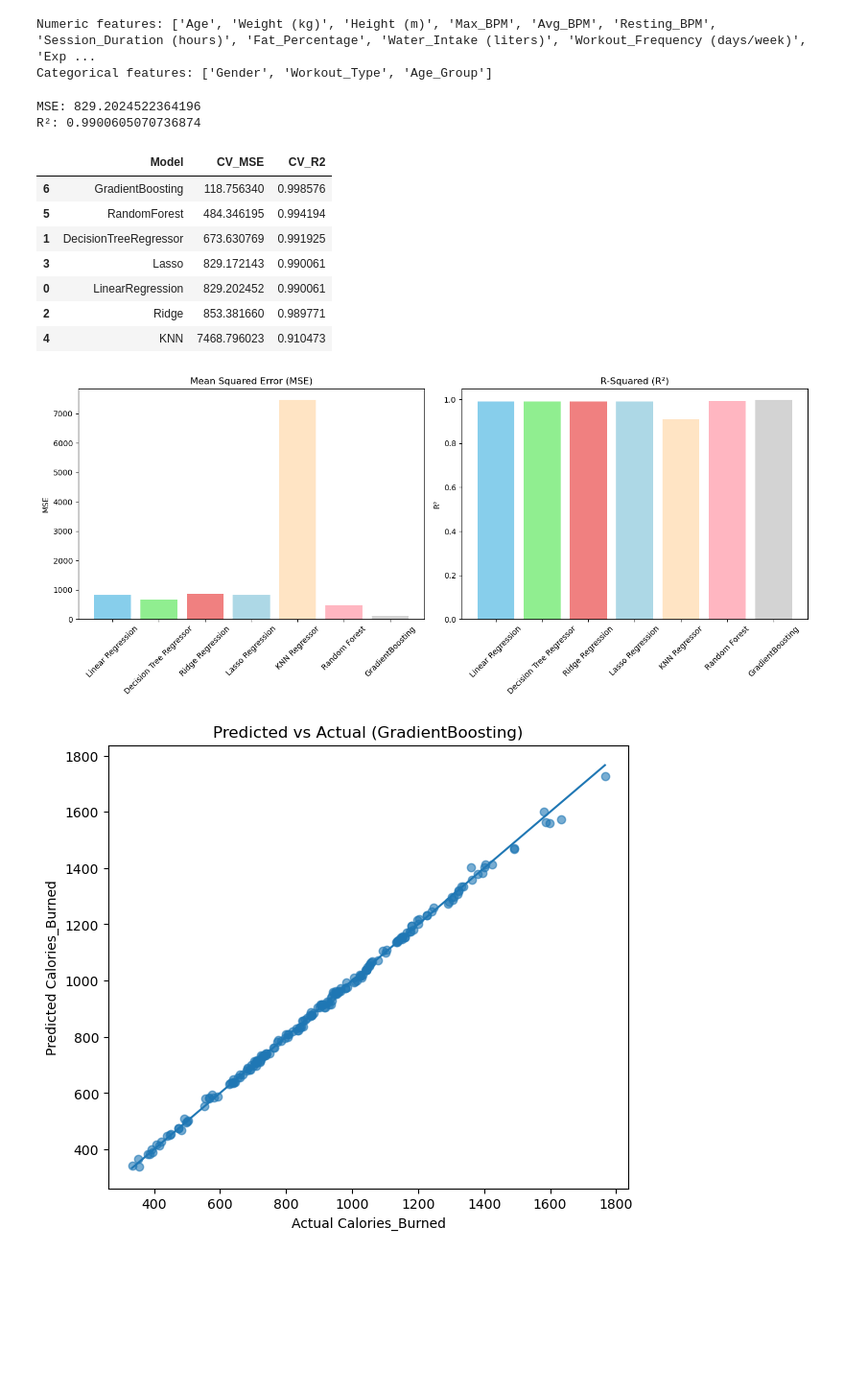
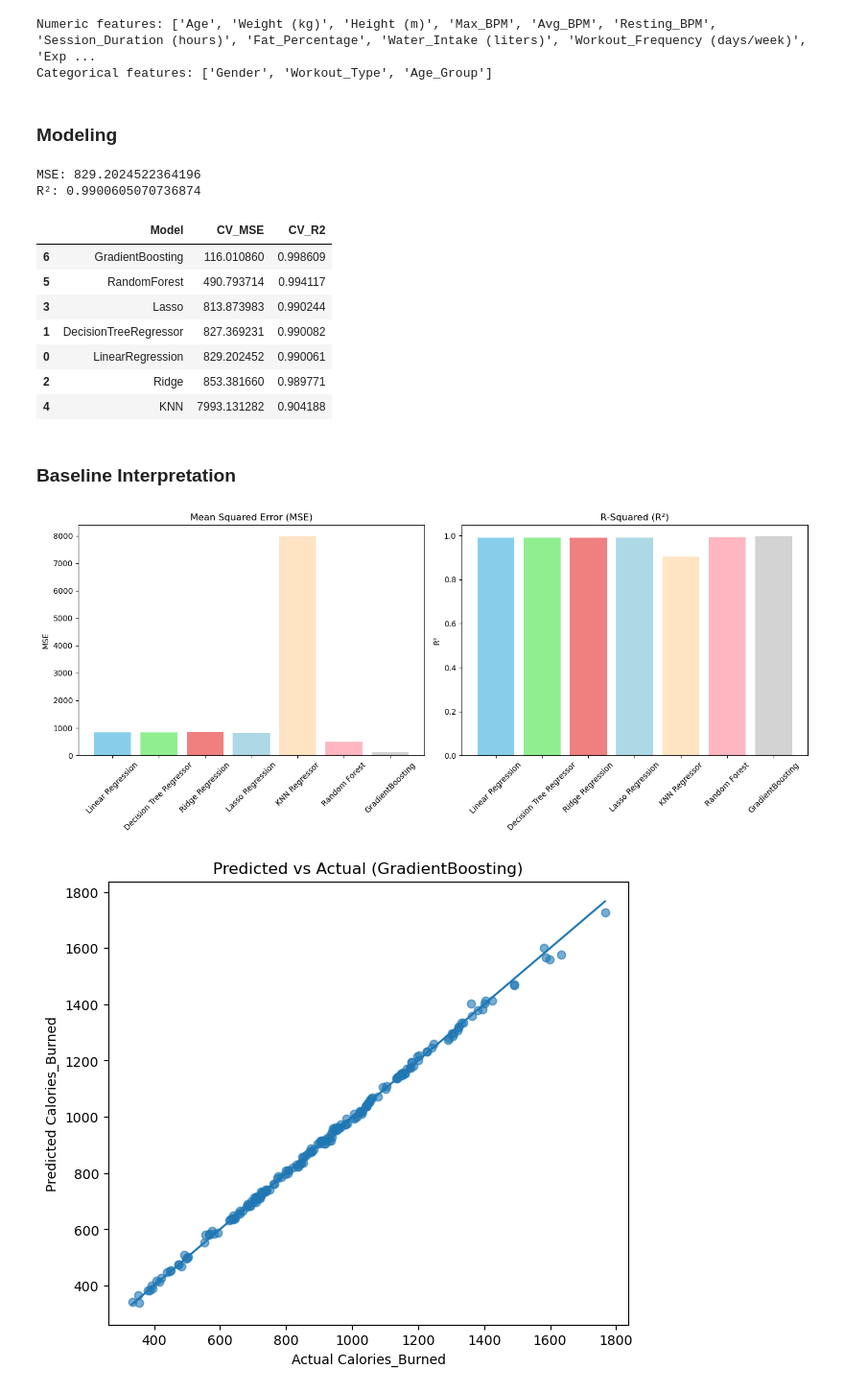
Before and after one commit to codesumaiml/capstone, a Jupyter notebook: gym_member_exercise.ipynb, the cells around one changed output. Shown at 96% size. Drawn from its saved outputs; the diff is of its cells as text; code cells hidden in the pictures; blank space fills up the shorter version.

```diff
--- a/gym_member_exercise.ipynb
+++ b/gym_member_exercise.ipynb
@@ -83,13 +81,13 @@ df.describe()
 | max | 59.000000 | 129.900000 | 2.00000 | 199.000000 | 169.000000 | 74.000000 | 2.000000 | ... |
 # %%
 #check duplicates and missing data
-df.info()
+df_exercise.info()
 
 # Drop duplicates
-df = df.drop_duplicates()
+df_exercise = df_exercise.drop_duplicates()
 
 # Check missingness
-missing = df.isnull().mean().sort_values(ascending=False)
+missing = df_exercise.isnull().mean().sort_values(ascending=False)
 print("Missing fraction (top):")
 print(missing.head(10))
 # %% [output]
@@ -114,19 +112,19 @@ dtype: float64
 # create new features
 
 # Age groups
-df["Age_Group"] = pd.cut(
-    df["Age"],
+df_exercise["Age_Group"] = pd.cut(
+    df_exercise["Age"],
     bins=[18, 25, 35, 45, 55, 65],
     labels=["18-25", "26-35", "36-45", "46-55", "56-65"]
 )
 
 # BPM-Duration Index
-df["BPM_Duration_Index"] = df["Avg_BPM"] * df["Session_Duration (hours)"]
+df_exercise["BPM_Duration_Index"] = df_exercise["Avg_BPM"] * df_exercise["Session_Duration (hours)"]
 
 # Workout Intensity score
-df["Intensity"] = df["Avg_BPM"] / df["Session_Duration (hours)"]
+df_exercise["Intensity"] = df_exercise["Avg_BPM"] / df_exercise["Session_Duration (hours)"]
 
-df.head()
+df_exercise.head()
 # %% [output]
 |  | Age | Gender | Weight (kg) | Height (m) | Max_BPM | Avg_BPM | Resting_BPM | Session_Duration (hours) | ... |
 | 0 | 56 | Male | 88.3 | 1.71 | 180 | 157 | 60 | 1.69 | ... |
@@ -265,8 +266,8 @@ sns.pairplot(df[[
 ### Splitting the Data Set
 # %%
 # Train-test split
-X = df.drop(columns=["Calories_Burned"])
-y = df["Calories_Burned"]
+X = df_exercise.drop(columns=["Calories_Burned"])
+y = df_exercise["Calories_Burned"]
 
 X_train, X_test, y_train, y_test = train_test_split(
     X, y, test_size=0.2, random_state=42
@@ -303,6 +304,8 @@ preprocess = ColumnTransformer(
 # %% [output]
 Numeric features: ['Age', 'Weight (kg)', 'Height (m)', 'Max_BPM', 'Avg_BPM', 'Resting_BPM', 'Session_Duration (hours)', 'Fat_Percentage', 'Water_Intake (liters)', 'Workout_Frequency (days/week)', 'Exp ...
 Categorical features: ['Gender', 'Workout_Type', 'Age_Group']
+# %% [markdown]
+### Modeling
 # %%
 # Linear Regression
 pipe = Pipeline(steps=[("preprocess", preprocess),
@@ -319,15 +322,12 @@ R²: 0.9900605070736874
 # %%
 models = {
     "LinearRegression": LinearRegression(),
-    "DecisionTreeRegressor": DecisionTreeRegressor(random_state=42),
-    "Ridge": Ridge(alpha=1.0, random_state=42),
-    "Lasso": Lasso(alpha=0.001, random_state=42, max_iter=5000),
-    "KNN": KNeighborsRegressor(n_neighbors=7),
-    "RandomForest": RandomForestRegressor(
-        n_estimators=400, random_state=42, n_jobs=-1,
-        max_depth=None, min_samples_split=2, min_samples_leaf=1
-    ),
-    "GradientBoosting": GradientBoostingRegressor(random_state=42)
+    "DecisionTreeRegressor": DecisionTreeRegressor(),
+    "Ridge": Ridge(),
+    "Lasso": Lasso(),
+    "KNN": KNeighborsRegressor(),
+    "RandomForest": RandomForestRegressor(),
+    "GradientBoosting": GradientBoostingRegressor()
 }
 
 cv_results = []
@@ -350,38 +350,41 @@ results_df = pd.DataFrame(cv_results, columns=["Model", "CV_MSE", "CV_R2"]).sort
 results_df
 # %% [output]
 |  | Model | CV_MSE | CV_R2 |
-| 6 | GradientBoosting | 118.756340 | 0.998576 |
-| 5 | RandomForest | 484.346195 | 0.994194 |
-| 1 | DecisionTreeRegressor | 673.630769 | 0.991925 |
-| 3 | Lasso | 829.172143 | 0.990061 |
+| 6 | GradientBoosting | 116.010860 | 0.998609 |
+| 5 | RandomForest | 490.793714 | 0.994117 |
+| 3 | Lasso | 813.873983 | 0.990244 |
+| 1 | DecisionTreeRegressor | 827.369231 | 0.990082 |
 | 0 | LinearRegression | 829.202452 | 0.990061 |
 | 2 | Ridge | 853.381660 | 0.989771 |
-| 4 | KNN | 7468.796023 | 0.910473 |
+| 4 | KNN | 7993.131282 | 0.904188 |
+# %% [markdown]
+### Baseline Interpretation
 # %%
 # Visualize predicted vs actual for best model
-models = ['Linear Regression','Decision Tree Regressor','Ridge Regression','Lasso Regression','KNN Regressor','Random Forest','GradientBoosting']
+model_labels = ['Linear Regression','Decision Tree Regressor','Ridge Regression','Lasso Regression','KNN Regressor','Random Forest','GradientBoosting']
 
 plt.figure(figsize=(14,6))
 
 # MSE Bar Plot
 plt.subplot(1, 2, 1)
-plt.bar(models, mse_values, color=['skyblue', 'lightgreen', 'lightcoral', 'lightblue', 'bisque', 'lightpink', 'lightgray'])
+plt.bar(model_labels, mse_values, color=['skyblue', 'lightgreen', 'lightcoral', 'lightblue', 'bisque', 'lightpink', 'lightgray'])
 plt.title('Mean Squared Error (MSE)')
 plt.ylabel('MSE')
 plt.xticks(rotation=45)
 
 # R-Squared Bar Plot
 plt.subplot(1, 2, 2)
-plt.bar(models, r2_values, color=['skyblue', 'lightgreen', 'lightcoral', 'lightblue', 'bisque', 'lightpink', 'lightgray'])
+plt.bar(model_labels, r2_values, color=['skyblue', 'lightgreen', 'lightcoral', 'lightblue', 'bisque', 'lightpink', 'lightgray'])
 plt.title('R-Squared (R²)')
 plt.ylabel('R²')
 plt.xticks(rotation=45)
 
 # Adjust layout and display the plots
 plt.tight_layout()
+plt.savefig('images/model_performance.png', dpi=300, bbox_inches='tight')
 plt.show()
 # %% [output]
-[figure, old version]
+[figure, new version]
 # %%
 # Visualize predicted vs actual for best model
 
```
Also changed, not shown: parts of 25 cells of this notebook.
